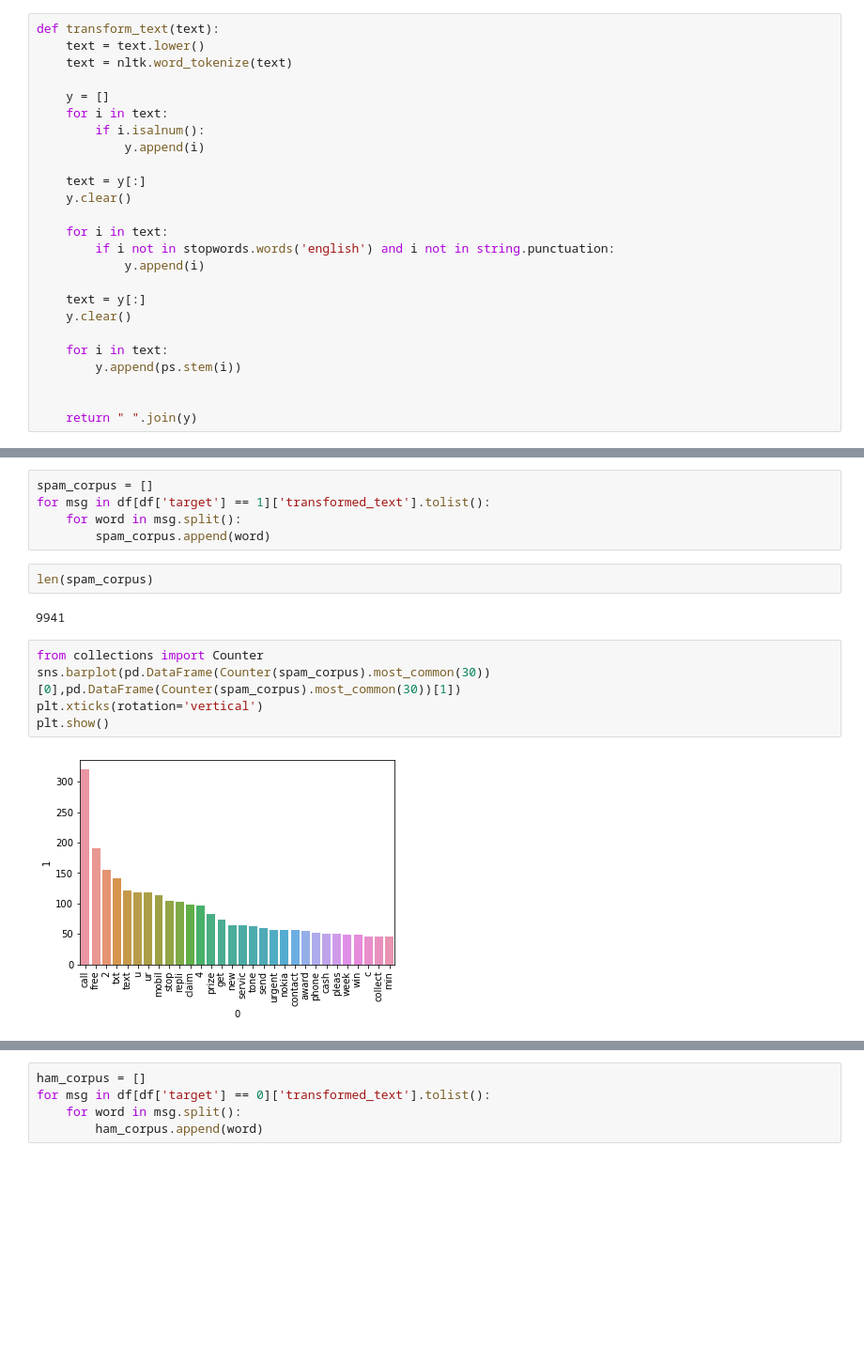
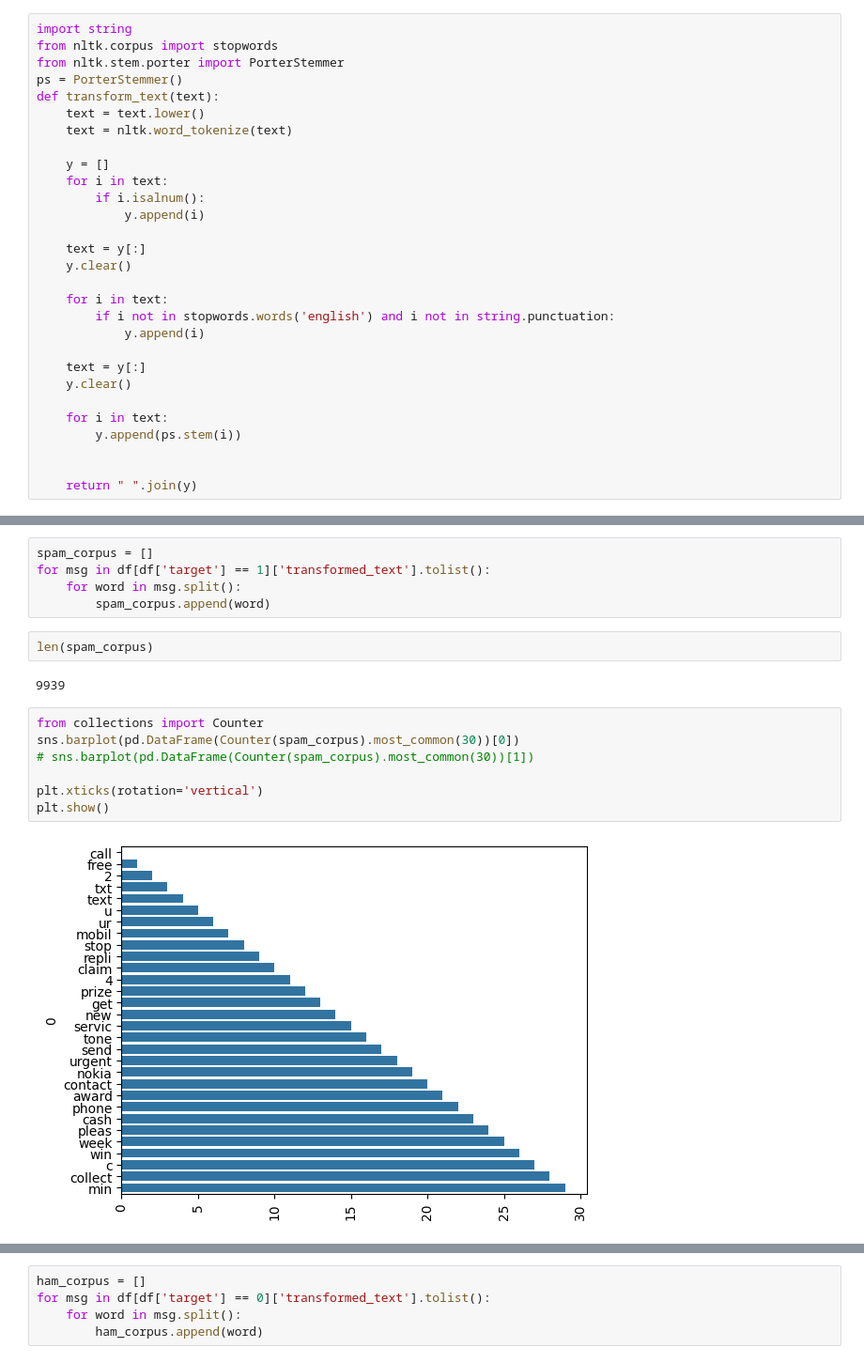
Before and after one commit to samarthgour2005/spam_classifier, a Jupyter notebook: sms-spam-detection.ipynb, the cells around one changed output, grey strips where cells are left out. Shown at 94% size. Cells and saved outputs as stored; diff of their text form; blank space fills up the shorter version.

```diff
--- a/sms-spam-detection.ipynb
+++ b/sms-spam-detection.ipynb
@@ -257,4 +276,8 @@ sns.heatmap(df.corr(),annot=True)
 # %%
+import string
+from nltk.corpus import stopwords
+from nltk.stem.porter import PorterStemmer
+ps = PorterStemmer()
 def transform_text(text):
     text = text.lower()
     text = nltk.word_tokenize(text)
@@ -340,11 +363,13 @@ for msg in df[df['target'] == 1]['transformed_text'].tolist():
 # %%
 len(spam_corpus)
 # %% [output]
-9941
+9939
 # %%
 from collections import Counter
-sns.barplot(pd.DataFrame(Counter(spam_corpus).most_common(30))[0],pd.DataFrame(Counter(spam_corpus).most_common(30))[1])
+sns.barplot(pd.DataFrame(Counter(spam_corpus).most_common(30))[0])
+# sns.barplot(pd.DataFrame(Counter(spam_corpus).most_common(30))[1])
+
 plt.xticks(rotation='vertical')
 plt.show()
 # %% [output]
-[figure, old version]
+[figure, new version]
```
Also changed, not shown: parts of 23 cells of this notebook, 1 other file.
